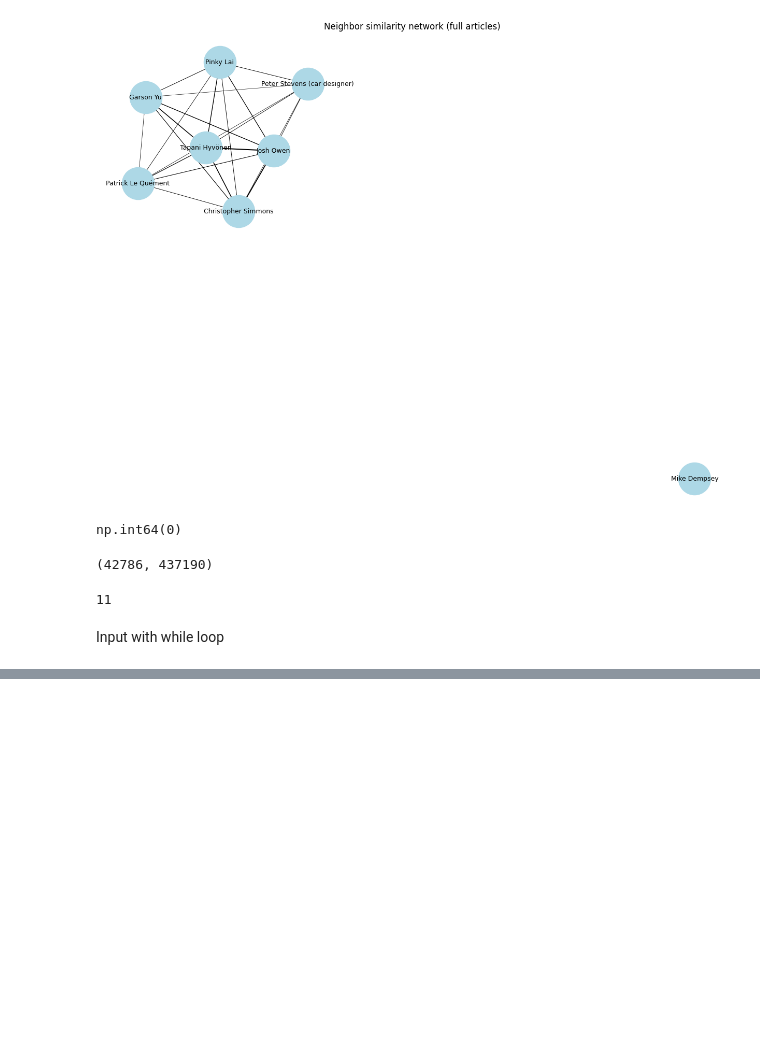
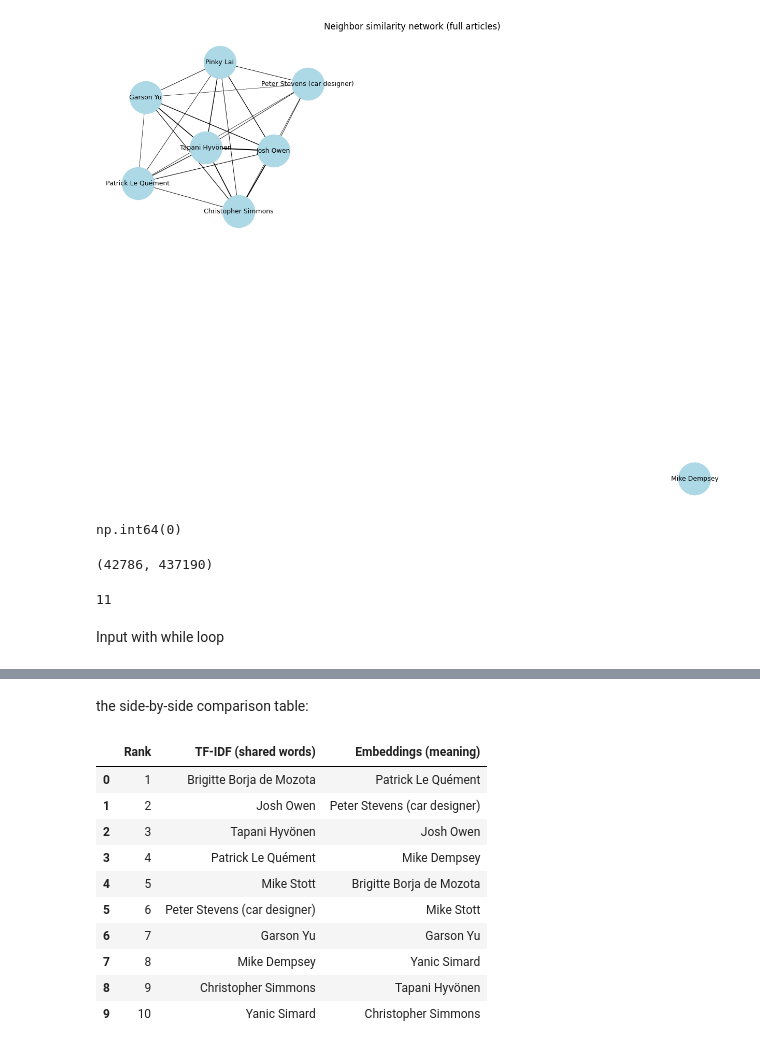
Before and after one commit to cyeef/Data-Science-Portfolio-C21-, a Jupyter notebook: Projects/Project-5/NLP.Description.for.Students.ipynb, the cells around one changed output, grey strips where cells are left out. Drawn from its saved outputs; the diff is of its cells as text; code cells hidden in the pictures; blank space fills up the shorter version.

```diff
--- a/Projects/Project-5/NLP.Description.for.Students.ipynb
+++ b/Projects/Project-5/NLP.Description.for.Students.ipynb
@@ -752,0 +767,4 @@ Goodbye!
+# %%
+!pip install sentence-transformers
+from sentence_transformers import SentenceTransformer
+model = SentenceTransformer('all-MiniLM-L6-v2')
@@ -752,0 +826,27 @@ Goodbye!
+# %% [markdown]
+the side-by-side comparison table:
+# %%
+import pandas as pd
+
+emb_order   = sims.argsort()[::-1]
+emb_ranking = [neighbor_names[p] for p in emb_order]
+tfidf_ranking = people_df.loc[indices[0], 'name'].tolist()
+
+comparison = pd.DataFrame({
+    'Rank': range(1, len(tfidf_ranking[1:]) + 1),
+    'TF-IDF (shared words)': tfidf_ranking[1:],   # skip Pinky (self)
+    'Embeddings (meaning)': emb_ranking[1:]
+})
+comparison
+# %% [output]
+|  | Rank | TF-IDF (shared words) | Embeddings (meaning) |
+| 0 | 1 | Brigitte Borja de Mozota | Patrick Le Quément |
+| 1 | 2 | Josh Owen | Peter Stevens (car designer) |
+| 2 | 3 | Tapani Hyvönen | Josh Owen |
+| 3 | 4 | Patrick Le Quément | Mike Dempsey |
+| 4 | 5 | Mike Stott | Brigitte Borja de Mozota |
+| 5 | 6 | Peter Stevens (car designer) | Mike Stott |
+| 6 | 7 | Garson Yu | Garson Yu |
+| 7 | 8 | Mike Dempsey | Yanic Simard |
+| 8 | 9 | Christopher Simmons | Tapani Hyvönen |
+| 9 | 10 | Yanic Simard | Christopher Simmons |
```
Also changed, not shown: parts of 14 cells of this notebook.
